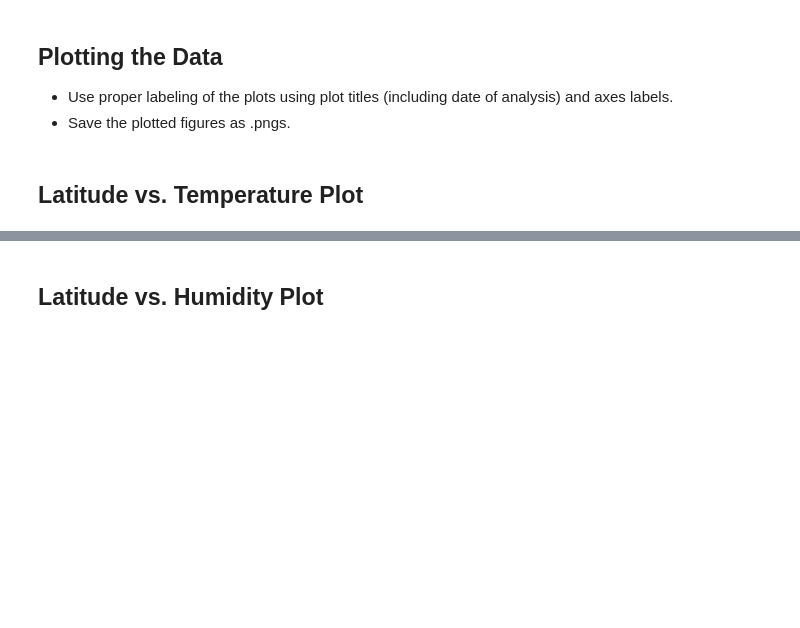
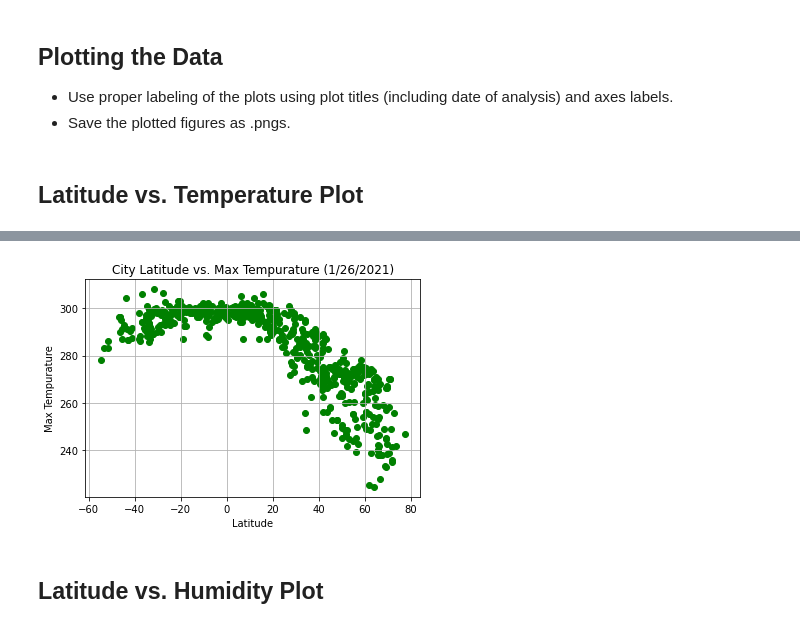
Before and after one commit to andrewneher/python-api-challenge, a Jupyter notebook: WeatherPy/ANeher_WeatherPy.ipynb, the cells around one changed output, grey strips where cells are left out. Cells and saved outputs as stored; diff of their text form; code cells hidden in the pictures; blank space fills up the shorter version.

Commit message:
Added Graphs

```diff
--- a/WeatherPy/ANeher_WeatherPy.ipynb
+++ b/WeatherPy/ANeher_WeatherPy.ipynb
@@ -236,2 +174,10 @@ Int64Index([], dtype='int64')
+# %%
+plt.scatter(city_df['lat'], city_df['max_temp'], color="g")
+plt.xlabel("Latitude")
+plt.ylabel("Max Tempurature")
+plt.title("City Latitude vs. Max Tempurature (1/26/2021)")
+plt.grid(True)
+# %% [output]
+[figure, added]
 # %% [markdown]
 ## Latitude vs. Humidity Plot
```
Also changed, not shown: parts of 17 cells of this notebook, 1 other file.
